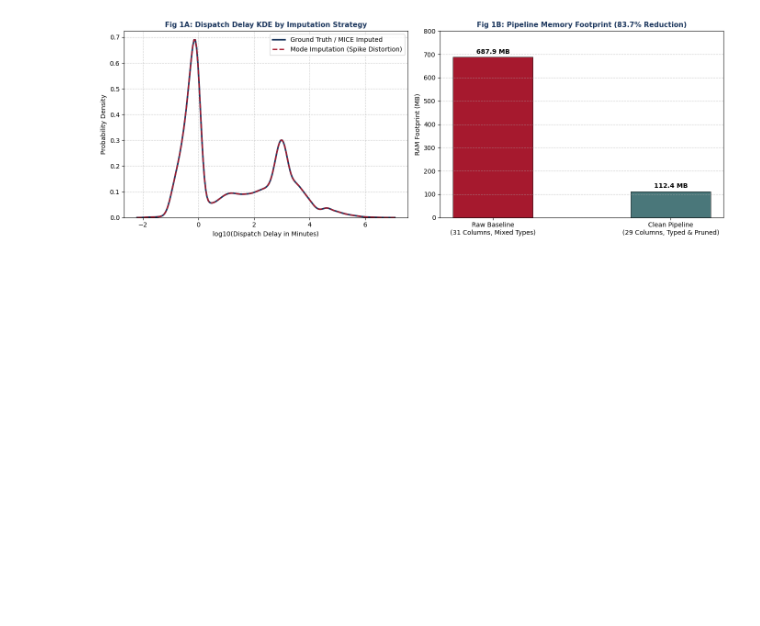
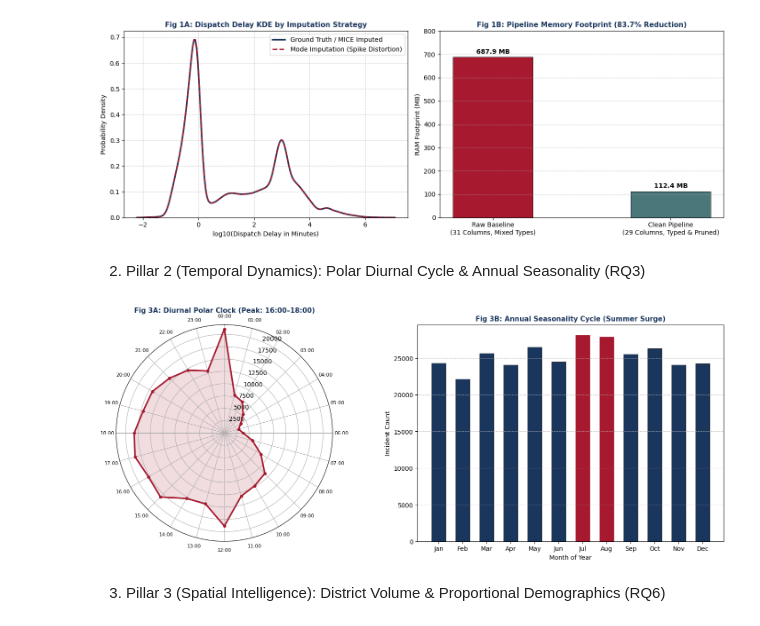
Before and after one commit to klsay/mscai, a Jupyter notebook: MSC_AI_Course_Work_Assignment_1_(Sarbojit).ipynb, the cells around one changed output. Drawn from its saved outputs; the diff is of its cells as text; code cells hidden in the pictures; blank space fills up the shorter version.

```diff
--- a/MSC_AI_Course_Work_Assignment_1_(Sarbojit).ipynb
+++ b/MSC_AI_Course_Work_Assignment_1_(Sarbojit).ipynb
@@ -2295,3 +2295,5 @@ except Exception as e:
 # %% [output]
 Mounted at /content/drive
 [figure]
+# %% [markdown]
+2. Pillar 2 (Temporal Dynamics): Polar Diurnal Cycle & Annual Seasonality (RQ3)
@@ -2297,0 +2333,18 @@ Mounted at /content/drive
+# %%
+# Extract integer Hour and Month from our parsed datetime column
+if 'Start_Date_Time_parsed' in df_final_pipeline.columns:
+    df_final_pipeline['Hour_int'] = df_final_pipeline['Start_Date_Time_parsed'].dt.hour
+    df_final_pipeline['Month_int'] = df_final_pipeline['Start_Date_Time_parsed'].dt.month
+
+# Align the column names expected by the plot function
+if 'Start_Hour' not in df_final_pipeline.columns and 'Hour_int' in df_final_pipeline.columns:
+    df_final_pipeline['Start_Hour'] = df_final_pipeline['Hour_int']
+if 'Start_Month' not in df_final_pipeline.columns and 'Month_int' in df_final_pipeline.columns:
+    df_final_pipeline['Start_Month'] = df_final_pipeline['Month_int']
+
+# Call the defined plotting function to render the visuals
+plot_rq3_temporal_periodicity(df_final_pipeline)
+# %% [output]
+[figure, added]
+# %% [markdown]
+3. Pillar 3 (Spatial Intelligence): District Volume & Proportional Demographics (RQ6)
```
Also changed, not shown: parts of 3 cells of this notebook.
